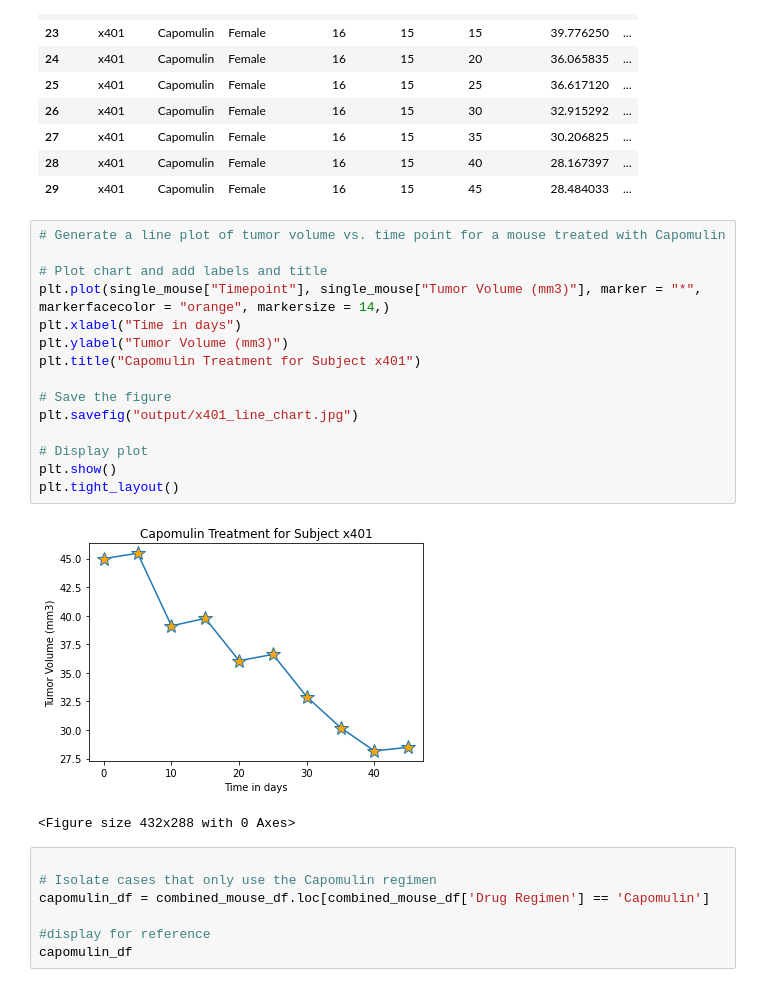
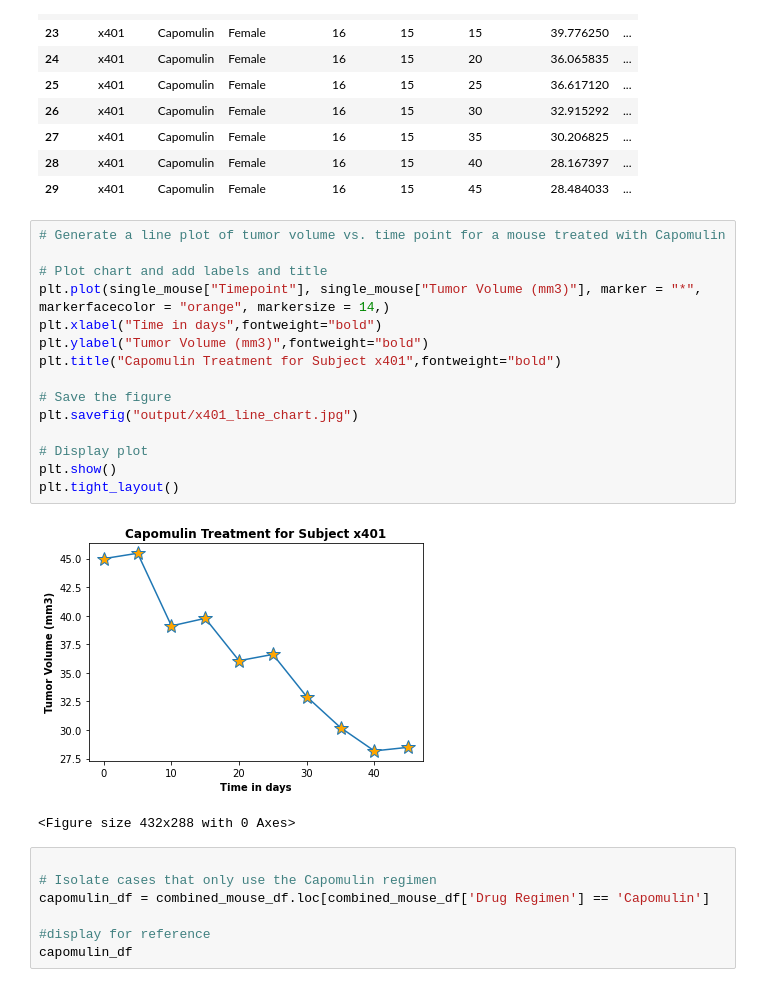
Before and after one commit to terrellbradford/Pymaceuticals-challenge, a Jupyter notebook: Pymaceuticals/pymaceuticals_starter.ipynb, the cells around one changed output. Drawn from its saved outputs; the diff is of its cells as text.

```diff
--- a/Pymaceuticals/pymaceuticals_starter.ipynb
+++ b/Pymaceuticals/pymaceuticals_starter.ipynb
@@ -390,20 +437,20 @@ single_mouse
 # %%
 # Generate a line plot of tumor volume vs. time point for a mouse treated with Capomulin
 
 # Plot chart and add labels and title
 plt.plot(single_mouse["Timepoint"], single_mouse["Tumor Volume (mm3)"], marker = "*", markerfacecolor = "orange", markersize = 14,)
-plt.xlabel("Time in days")
-plt.ylabel("Tumor Volume (mm3)")
-plt.title("Capomulin Treatment for Subject x401")
+plt.xlabel("Time in days",fontweight="bold")
+plt.ylabel("Tumor Volume (mm3)",fontweight="bold")
+plt.title("Capomulin Treatment for Subject x401",fontweight="bold")
 
 # Save the figure
 plt.savefig("output/x401_line_chart.jpg")
 
 # Display plot
 plt.show()
 plt.tight_layout()
 # %% [output]
-[figure, old version]
+[figure, new version]
 <Figure size 432x288 with 0 Axes>
 # %%
 
```
Also changed, not shown: parts of 9 cells of this notebook, 4 other files.
